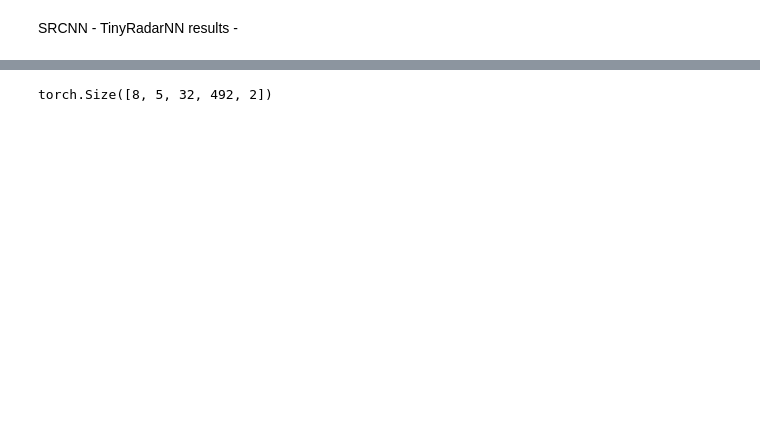
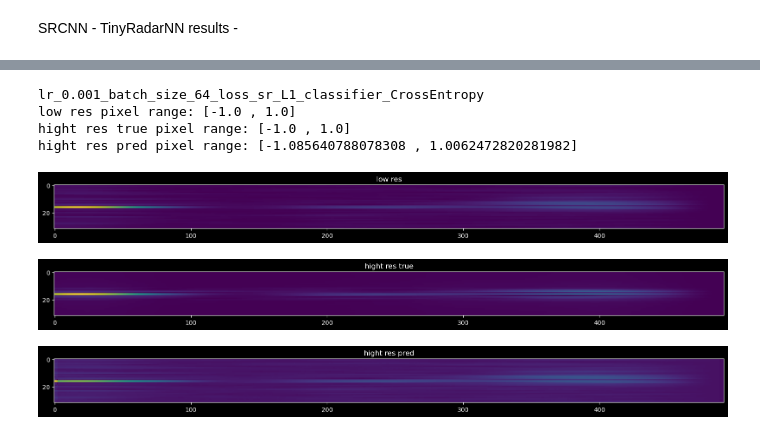
Before and after one commit to NetanelBlumenfeld/Radar, a Jupyter notebook: src/python/main_note_book.ipynb, the cells around one changed output, grey strips where cells are left out. Drawn from its saved outputs; the diff is of its cells as text; code cells hidden in the pictures; blank space fills up the shorter version.

```diff
--- a/src/python/main_note_book.ipynb
+++ b/src/python/main_note_book.ipynb
@@ -57,16 +75,16 @@ SRCNN - TinyRadarNN results -
 # %%
-low_res_path = "/Users/netanelblumenfeld/Desktop/data/11G/_row_4_col_4_d_none_u_cubic/p2/PinchPinky_1s_wl32_doppl.npy"
-hight_res_path = "/Users/netanelblumenfeld/Desktop/data/11G/data_feat/p2/PinchPinky_1s_wl32_doppl.npy"
-low_res_imgs = torch.Tensor(np.load(low_res_path)[:8])
-hight_res_imgs = torch.Tensor(np.load(hight_res_path)[:8])
-# low_res_imgs = low_res_imgs.permute(1, 0, 4, 2, 3)
-# low_res_imgs = nom_img(low_res_imgs)
-# hight_res_imgs = hight_res_imgs.permute(1, 0, 4, 2, 3)
-# hight_res_imgs = nom_img(hight_res_imgs)
+# low_res_path = "/Users/netanelblumenfeld/Desktop/data/11G/_row_4_col_4_d_none_u_cubic/p2/PinchPinky_1s_wl32_doppl.npy"
+# hight_res_path = "/Users/netanelblumenfeld/Desktop/data/11G/data_feat/p2/PinchPinky_1s_wl32_doppl.npy"
+# low_res_imgs = torch.Tensor(np.load(low_res_path)[:8])
+# hight_res_imgs = torch.Tensor(np.load(hight_res_path)[:8])
+# low_res_imgs = low_res_imgs.permute(1,0,4,2,3)
+# hight_res_imgs = hight_res_imgs.permute(1,0,4,2,3)
+# # low_res_imgs = low_res_imgs.permute(1, 0, 4, 2, 3)
+# # low_res_imgs = nom_img(low_res_imgs)
+# # hight_res_imgs = hight_res_imgs.permute(1, 0, 4, 2, 3)
+# # hight_res_imgs = nom_img(hight_res_imgs)
 
-print(low_res_imgs.shape)
+# print(low_res_imgs.shape)
-# %% [output]
-torch.Size([8, 5, 32, 492, 2])
 # %%
 # Dataset parameters
 numberOfTimeSteps = 5
@@ -74,9 +92,4 @@ numberOfSensors = 2
 numberOfRangePointsPerSensor = 492
 lengthOfSubWindow = 32
 numberOfGestures = 12
-tiny_radar = TinyRadarNN(
-    numberOfSensors,
-    numberOfRangePointsPerSensor,
-    lengthOfSubWindow,
-    numberOfTimeSteps,
-    numberOfGestures,)
+tiny_radar = TinyRadarNN()
@@ -82,0 +119,33 @@ tiny_radar = TinyRadarNN(
+# %%
+# L1 Loss, leaky relu pixel range -1,1
+srcnn = SRCnn(
+    num_features_1=32,
+    num_features_2=32,
+    kernel_size=(3,3),
+    activation="elu",
+)
+model = CombinedSRCNNClassifier(srcnn, tiny_radar)
+print(saved_model_dir_list[0].split("/")[-2])
+
+saved_model_dir = "/Users/netanelblumenfeld/Desktop/bgu/Msc/project/outputs/models/sr_classifier/_4_col_4_d_none_u_cubic/w_tiny1_w_srcnn_0_norm_-1_1_full_train_2conv/n_feat1_32_n_feat2_32_ksize_(3, 3)_activation_leaky_relu_loss_L1/time_2023-12-19_17:15:26/max_acc_model.pt"
+model.load_state_dict(torch.load(saved_model_dir_list[0], map_location=torch.device('cpu')))
+model.eval()
+res = model(low_res_imgs)
+res_imgs = res[0].detach().numpy()
+low_res_img = low_res_imgs[0,0,0,:,:]
+higit_res_img_true = hight_res_imgs[0,0,0,:,:]
+higit_res_img_pred = res_imgs[0,0,0,:,:]
+pixel_range(low_res_img, "low res")
+pixel_range(higit_res_img_true, "hight res true")
+pixel_range(higit_res_img_pred, "hight res pred")
+plot_img(low_res_img, "low res")
+plot_img(higit_res_img_true, "hight res true")
+plot_img(higit_res_img_pred, "hight res pred")
+# %% [output]
+lr_0.001_batch_size_64_loss_sr_L1_classifier_CrossEntropy
+low res pixel range: [-1.0 , 1.0]
+hight res true pixel range: [-1.0 , 1.0]
+hight res pred pixel range: [-1.085640788078308 , 1.0062472820281982]
+[figure, added]
+[figure, added]
+[figure, added]
```
Also changed, not shown: parts of 20 cells of this notebook, 2 other files.
